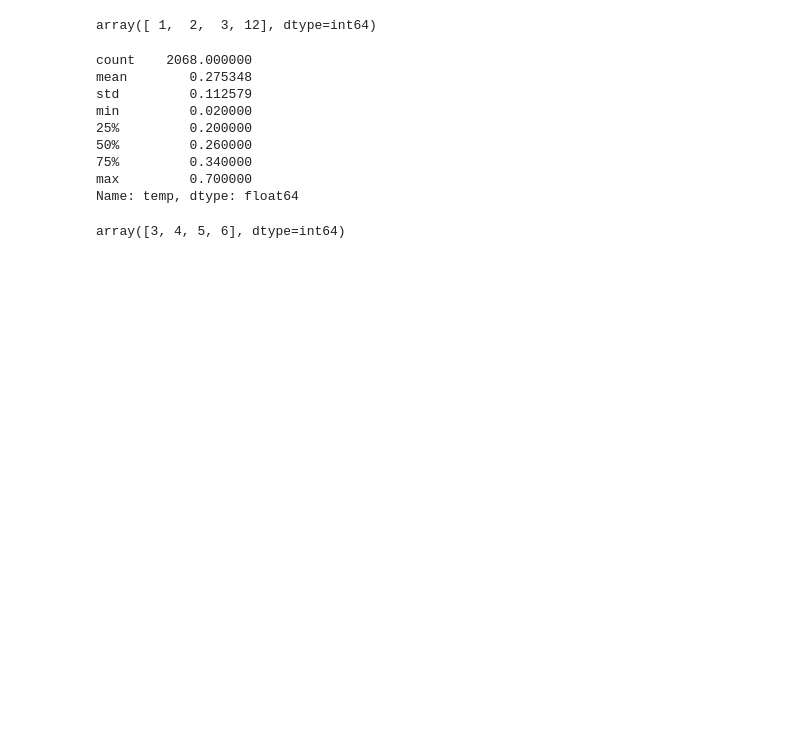
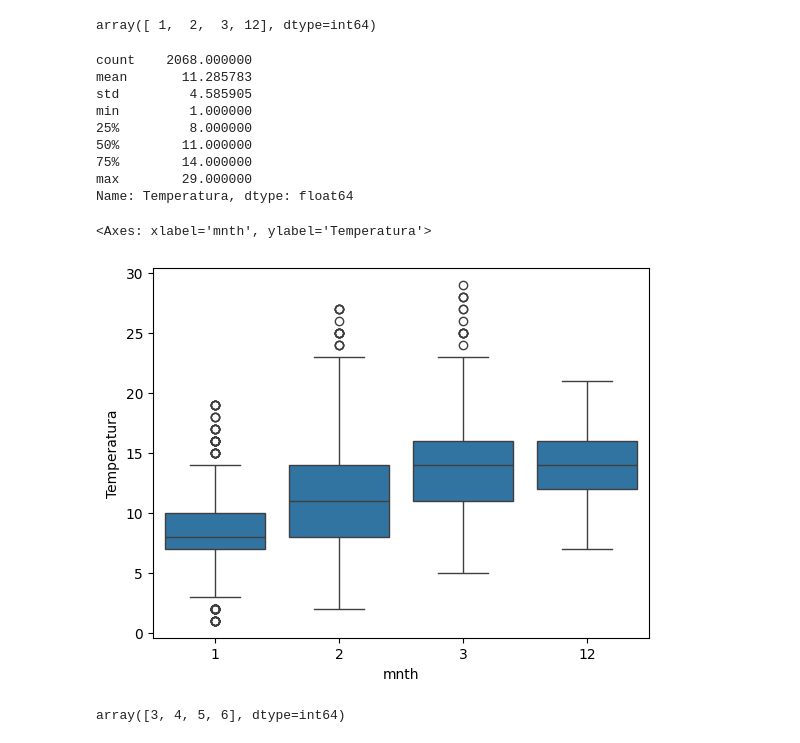
Before and after one commit to solfontan/Capital_Bikeshare_EDA, a Jupyter notebook: Datos_analisis.ipynb, the cells around one changed output. Drawn from its saved outputs; the diff is of its cells as text; code cells hidden in the pictures; blank space fills up the shorter version.

```diff
--- a/Datos_analisis.ipynb
+++ b/Datos_analisis.ipynb
@@ -362,17 +386,22 @@ df2011_season1_inv['mnth'].unique()
 # %% [output]
 array([ 1,  2,  3, 12], dtype=int64)
 # %%
-df2011_season1_inv['temp'].describe()
+df2011_season1_inv['Temperatura'].describe()
 # %% [output]
 count    2068.000000
-mean        0.275348
-std         0.112579
-min         0.020000
-25%         0.200000
-50%         0.260000
-75%         0.340000
-max         0.700000
-Name: temp, dtype: float64
+mean       11.285783
+std         4.585905
+min         1.000000
+25%         8.000000
+50%        11.000000
+75%        14.000000
+max        29.000000
+Name: Temperatura, dtype: float64
+# %%
+sns.boxplot(data=df2011_season1_inv,x='mnth',y='Temperatura')
+# %% [output]
+<Axes: xlabel='mnth', ylabel='Temperatura'>
+[figure, added]
 # %%
 
 df2011_season2_prim= df2011.query('season == 2')
```
Also changed, not shown: parts of 6 cells of this notebook.
